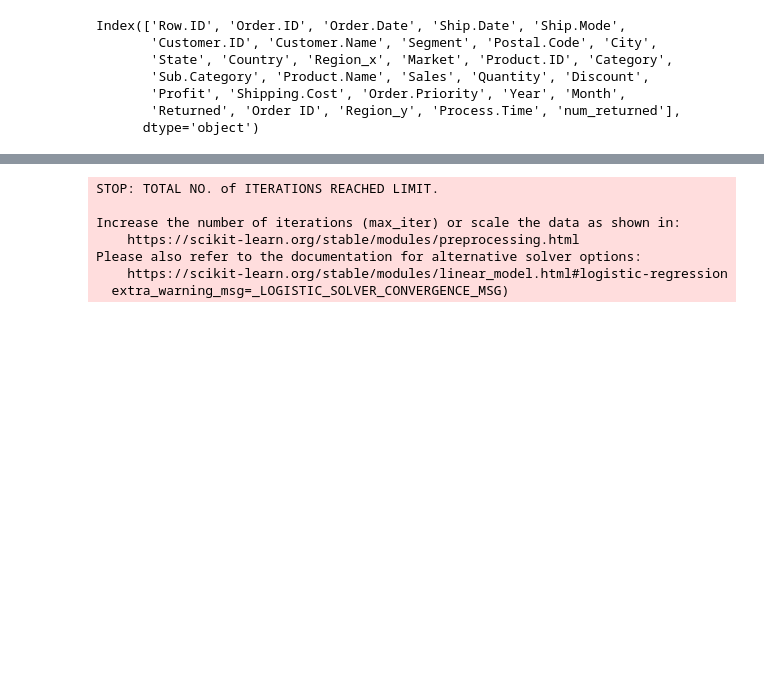
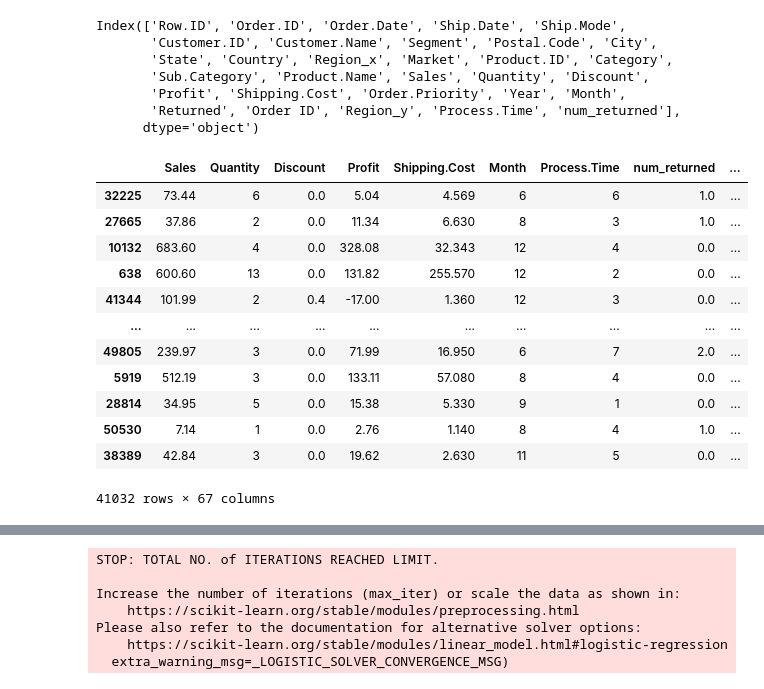
Before and after one commit to sophieying24/ML22_lab, a Jupyter notebook: ML_Part1.ipynb, the cells around one changed output, grey strips where cells are left out. Drawn from its saved outputs; the diff is of its cells as text; code cells hidden in the pictures; blank space fills up the shorter version.

```diff
--- a/ML_Part1.ipynb
+++ b/ML_Part1.ipynb
@@ -399,6 +392,22 @@ y =  y.map(lambda x: 0 if x=="No" else 1)
 from sklearn.model_selection import train_test_split
 
 X_train, X_test, y_train, y_test = train_test_split(X, y, test_size=0.2, random_state=7, stratify = y)
+# %%
+X_train
+# %% [output]
+|  | Sales | Quantity | Discount | Profit | Shipping.Cost | Month | Process.Time | num_returned | ... |
+| 32225 | 73.44 | 6 | 0.0 | 5.04 | 4.569 | 6 | 6 | 1.0 | ... |
+| 27665 | 37.86 | 2 | 0.0 | 11.34 | 6.630 | 8 | 3 | 1.0 | ... |
+| 10132 | 683.60 | 4 | 0.0 | 328.08 | 32.343 | 12 | 4 | 0.0 | ... |
+| 638 | 600.60 | 13 | 0.0 | 131.82 | 255.570 | 12 | 2 | 0.0 | ... |
+| 41344 | 101.99 | 2 | 0.4 | -17.00 | 1.360 | 12 | 3 | 0.0 | ... |
+| ... | ... | ... | ... | ... | ... | ... | ... | ... | ... |
+| 49805 | 239.97 | 3 | 0.0 | 71.99 | 16.950 | 6 | 7 | 2.0 | ... |
+| 5919 | 512.19 | 3 | 0.0 | 133.11 | 57.080 | 8 | 4 | 0.0 | ... |
+| 28814 | 34.95 | 5 | 0.0 | 15.38 | 5.330 | 9 | 1 | 0.0 | ... |
+| 50530 | 7.14 | 1 | 0.0 | 2.76 | 1.140 | 8 | 4 | 1.0 | ... |
+| 38389 | 42.84 | 3 | 0.0 | 19.62 | 2.630 | 11 | 5 | 0.0 | ... |
+41032 rows × 67 columns
 # %%
 y.value_counts() / len(y)
 # %% [output]
```
Also changed, not shown: parts of 6 cells of this notebook.
